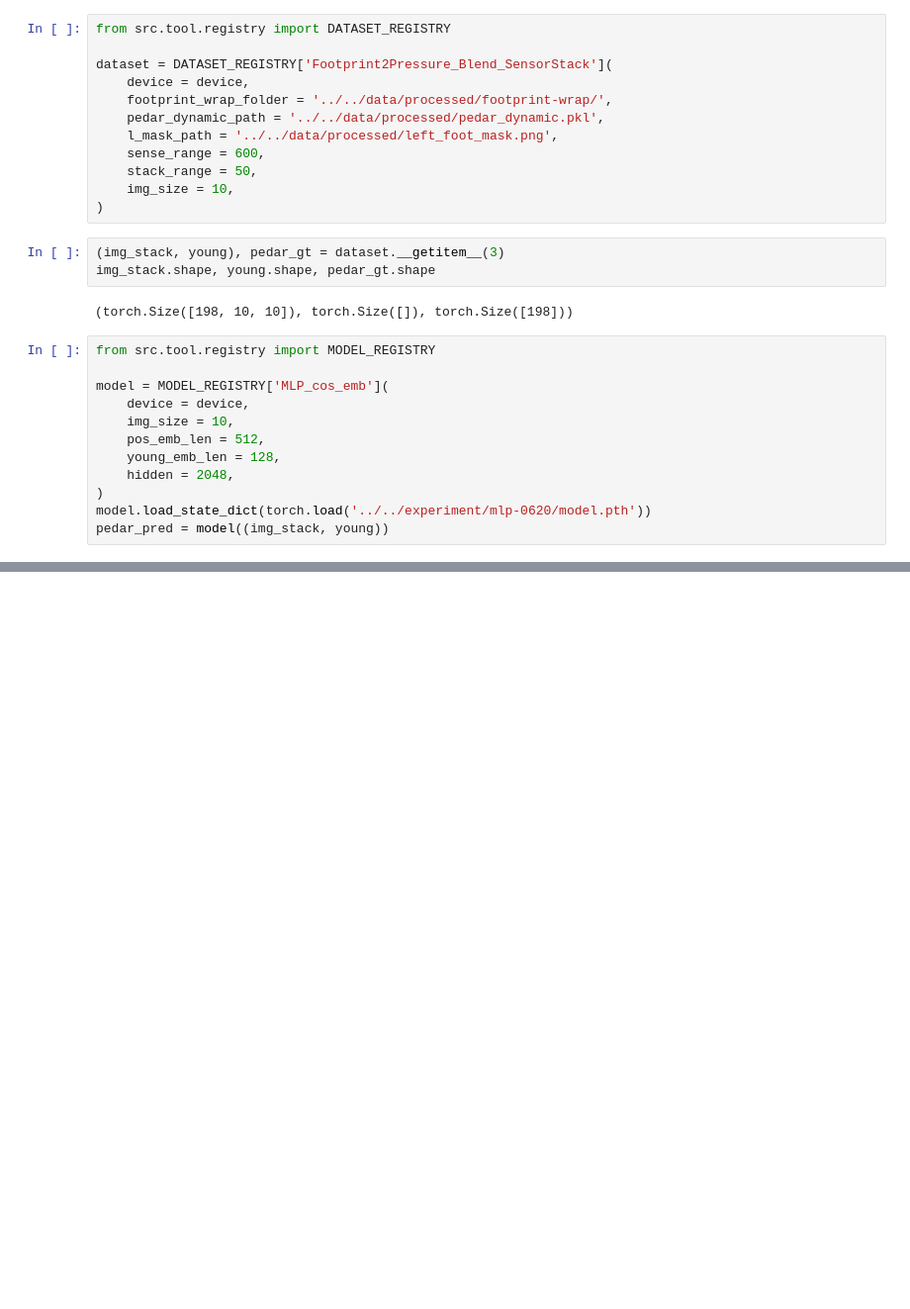
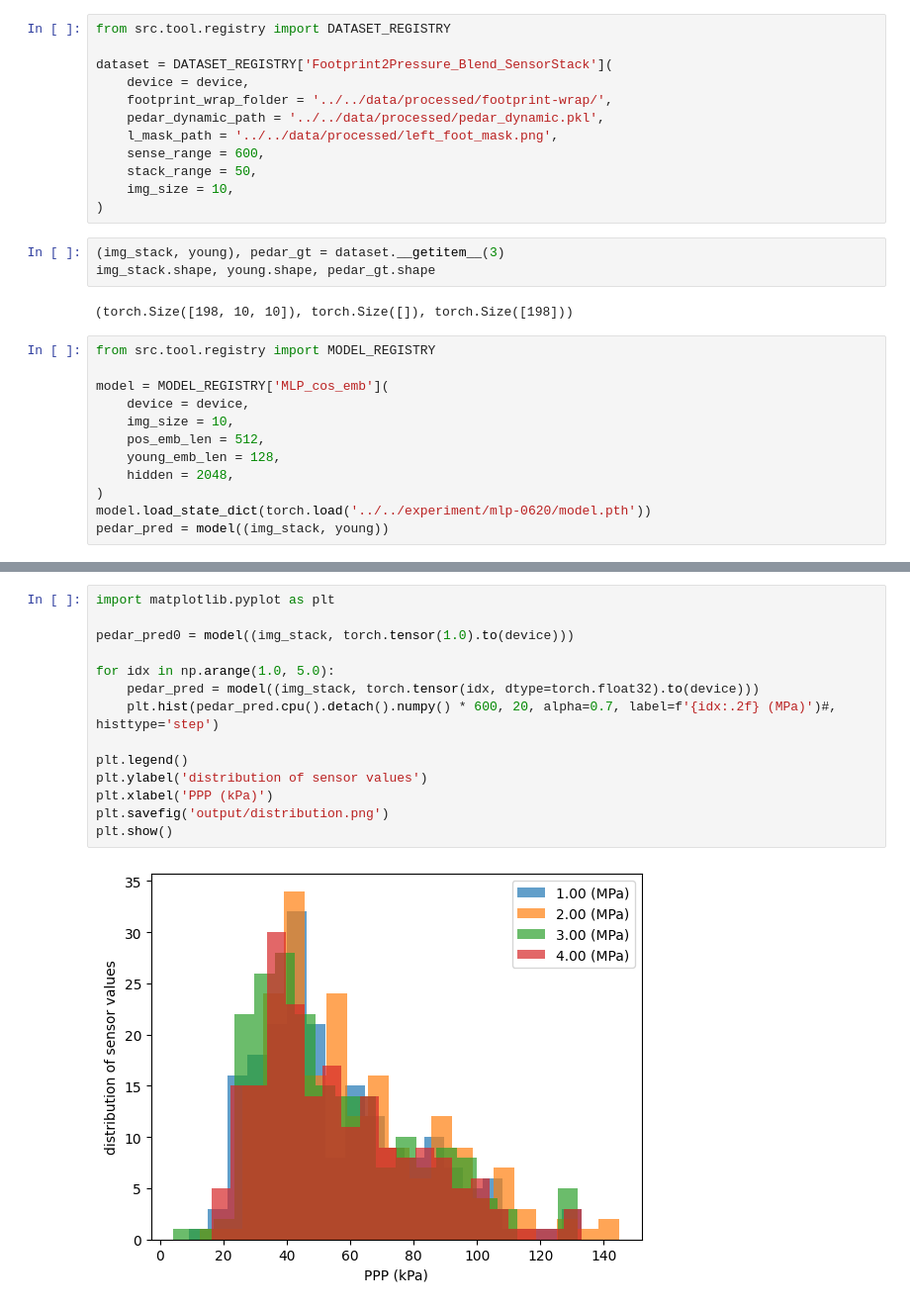
Before and after one commit to liu-qilong/footprint-to-pressure-unified, a Jupyter notebook: notebook/prototype/inference.ipynb, the cells around one changed output, grey strips where cells are left out. Shown at 99% size. Cells and saved outputs as stored; diff of their text form; blank space fills up the shorter version.

```diff
--- a/notebook/prototype/inference.ipynb
+++ b/notebook/prototype/inference.ipynb
@@ -80,6 +84,22 @@ young's modulus - 3.00 (MPa)
 young's modulus - 3.50 (MPa)
 [figure]
 ... (4 outputs left out)
+# %%
+import matplotlib.pyplot as plt
+
+pedar_pred0 = model((img_stack, torch.tensor(1.0).to(device)))
+
+for idx in np.arange(1.0, 5.0):
+    pedar_pred = model((img_stack, torch.tensor(idx, dtype=torch.float32).to(device)))
+    plt.hist(pedar_pred.cpu().detach().numpy() * 600, 20, alpha=0.7, label=f'{idx:.2f} (MPa)')#, histtype='step')
+
+plt.legend()
+plt.ylabel('distribution of sensor values')
+plt.xlabel('PPP (kPa)')
+plt.savefig('output/distribution.png')
+plt.show()
+# %% [output]
+[figure, added]
 # %%
 pedar_pred0 = model((img_stack, torch.tensor(1.0).to(device)))
 
```
Also changed, not shown: parts of 4 cells of this notebook, 1 other file.
